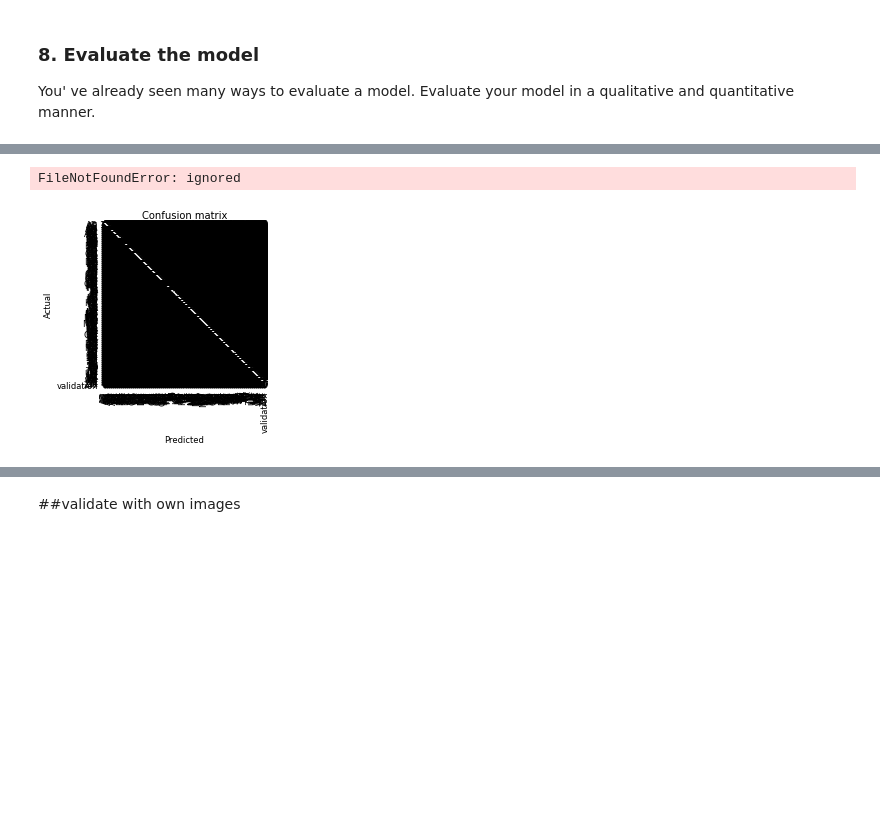
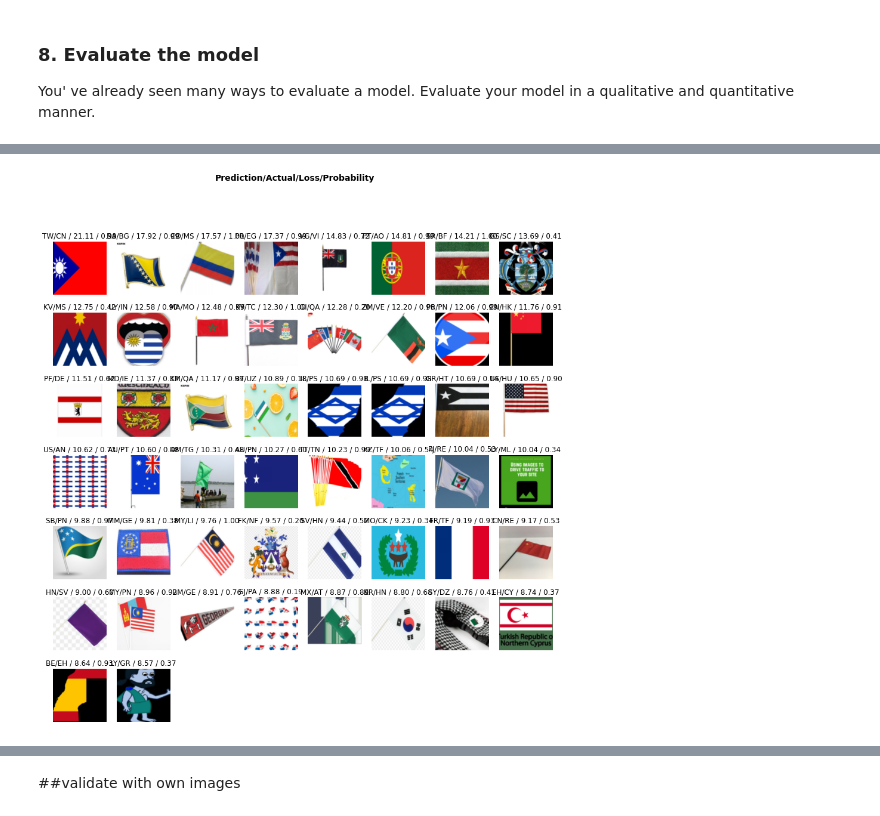
Before and after one commit to pds2021/a5-nicoelbert, a Jupyter notebook: Assignment_5.ipynb, the cells around one changed output, grey strips where cells are left out. Drawn from its saved outputs; the diff is of its cells as text; code cells hidden in the pictures; blank space fills up the shorter version.

```diff
--- a/Assignment_5.ipynb
+++ b/Assignment_5.ipynb
@@ -374,6 +372,6 @@ else: print("no restart")
 
 You' ve already seen many ways to evaluate a model. Evaluate your model in a qualitative and quantitative manner.
 # %%
-if False:
+if True:
   learn = cnn_learner(dls, resnet18, metrics=error_rate)
-  learn.load('stage-2a')
+  learn.load('stage-2')
@@ -382,11 +378,7 @@ Downloading: "https://download.pytorch.org/models/resnet18-5c106cde.pth" to /roo
 # %%
 # Write your code here
 interp = ClassificationInterpretation.from_learner(learn)
-interp.plot_top_losses(6, figsize=(15,15))
+interp.plot_top_losses(50, figsize=(15,15))
 # %% [output]
 [interactive output not drawn]
-FileNotFoundError: ignored
+[figure, added]
-# %%
-interp.plot_confusion_matrix(figsize=(4,4), dpi = 60)
-# %% [output]
-[figure, removed]
```
Also changed, not shown: parts of 12 cells of this notebook.
